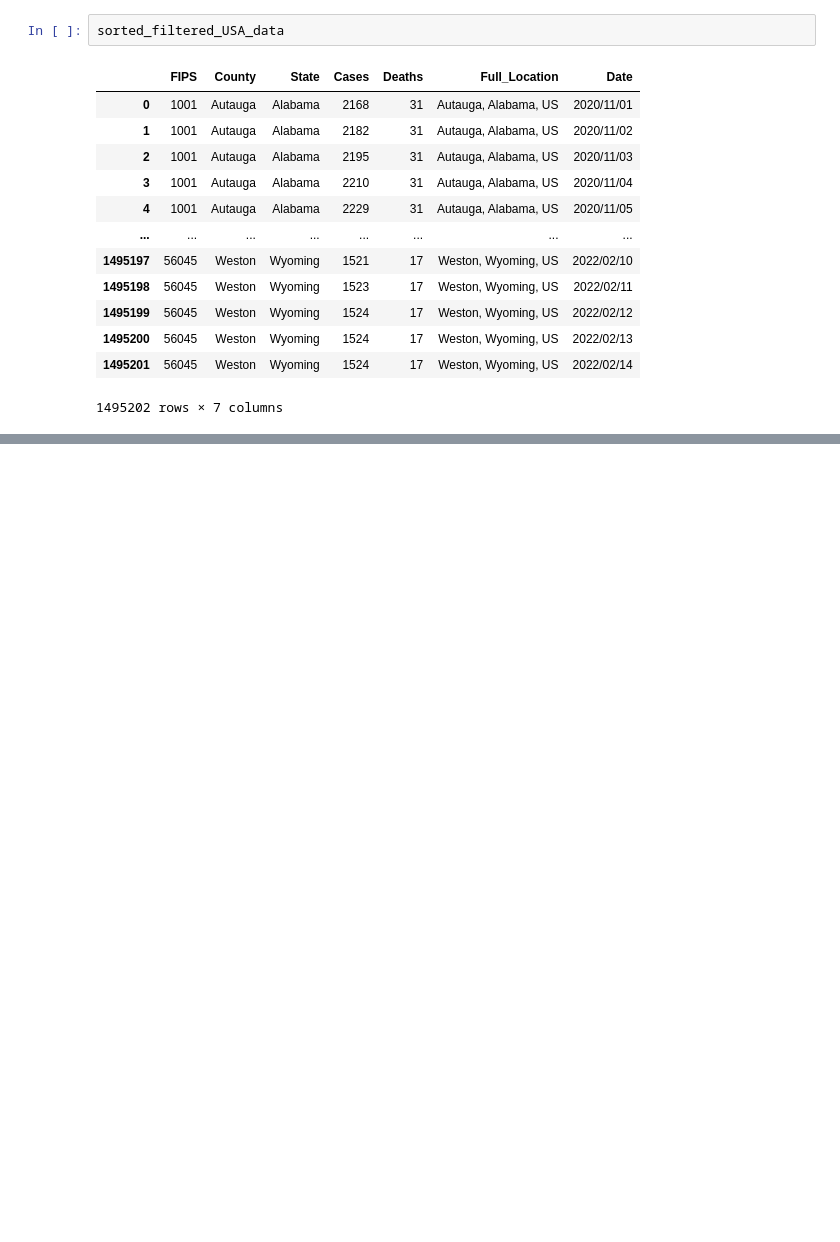
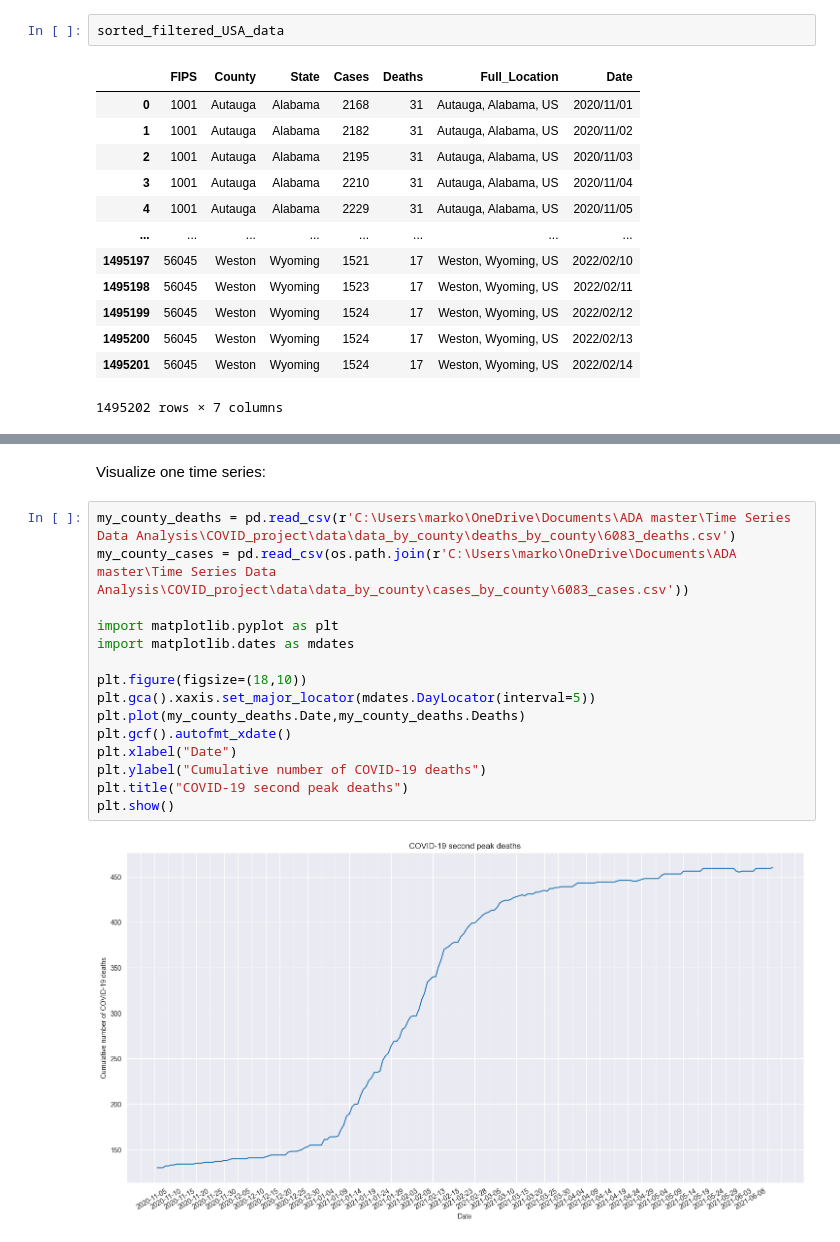
Before and after one commit to SofiM96/time_series_data_analysis, a Jupyter notebook: COVID_project/covid_raw_data_processing.ipynb, the cells around one changed output, grey strips where cells are left out. Cells and saved outputs as stored; diff of their text form; blank space fills up the shorter version.

```diff
--- a/COVID_project/covid_raw_data_processing.ipynb
+++ b/COVID_project/covid_raw_data_processing.ipynb
@@ -548,0 +584,19 @@ cases_state_data
+# %% [markdown]
+Visualize one time series:
+# %%
+my_county_deaths = pd.read_csv(r'C:\Users\marko\OneDrive\Documents\ADA master\Time Series Data Analysis\COVID_project\data\data_by_county\deaths_by_county\6083_deaths.csv')
+my_county_cases = pd.read_csv(os.path.join(r'C:\Users\marko\OneDrive\Documents\ADA master\Time Series Data Analysis\COVID_project\data\data_by_county\cases_by_county\6083_cases.csv'))
+
+import matplotlib.pyplot as plt
+import matplotlib.dates as mdates
+
+plt.figure(figsize=(18,10))
+plt.gca().xaxis.set_major_locator(mdates.DayLocator(interval=5))
+plt.plot(my_county_deaths.Date,my_county_deaths.Deaths)
+plt.gcf().autofmt_xdate()
+plt.xlabel("Date")
+plt.ylabel("Cumulative number of COVID-19 deaths")
+plt.title("COVID-19 second peak deaths")
+plt.show()
+# %% [output]
+[figure, added]
```
Also changed, not shown: parts of 25 cells of this notebook, 1 other file.
